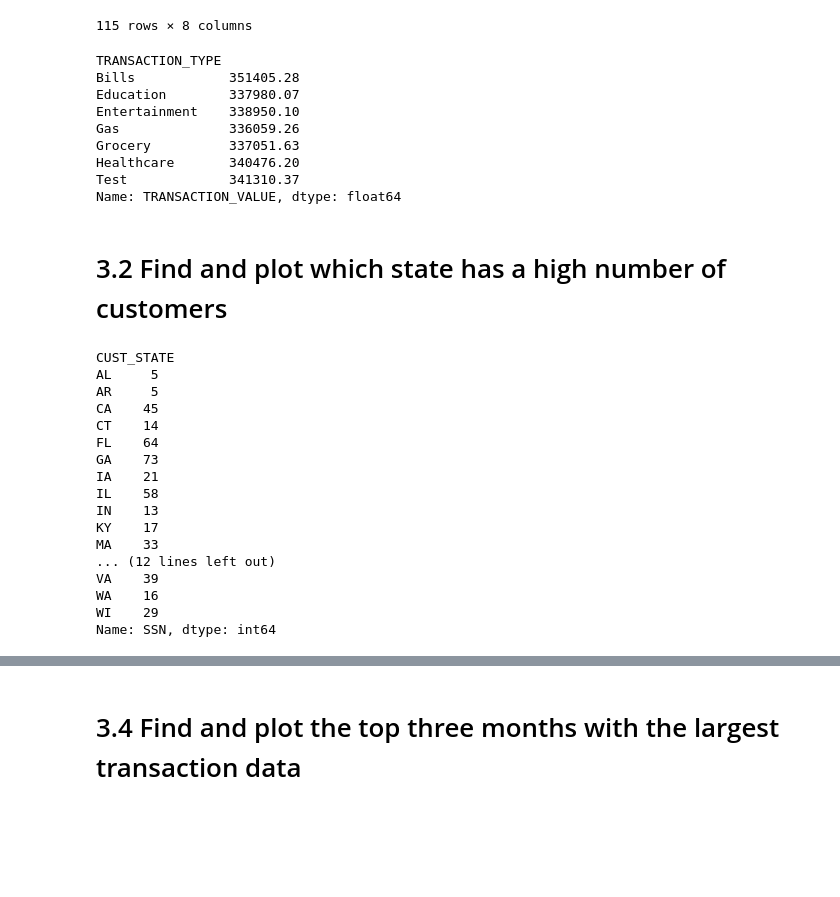
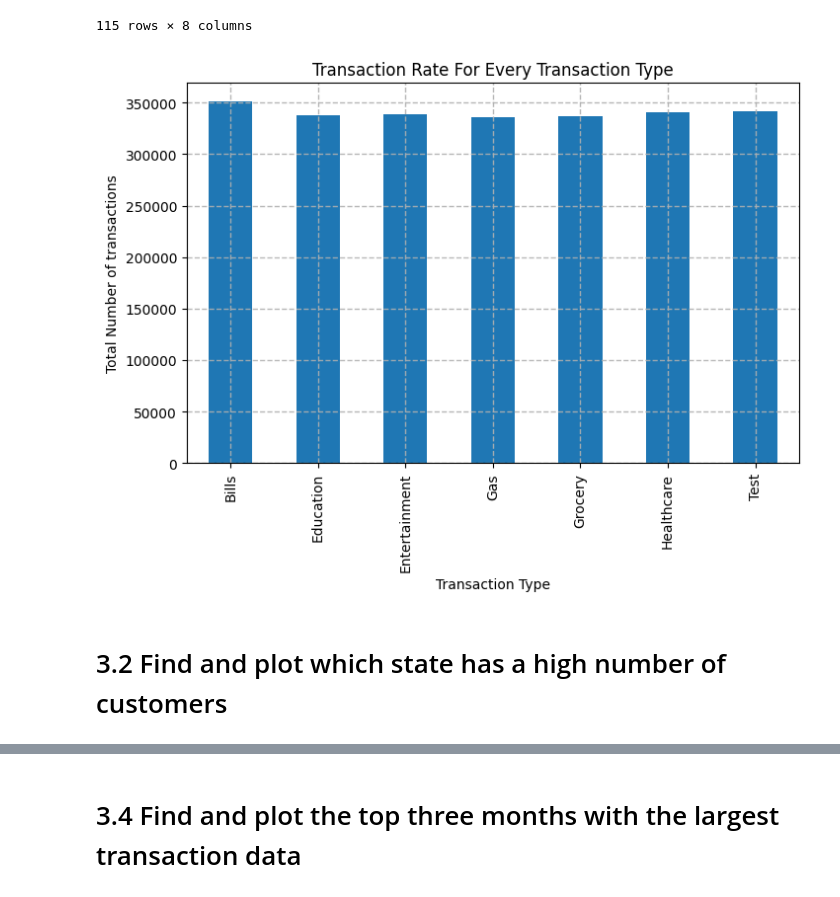
Before and after one commit to AbenezerTsige/Cap_Sone_Project, a Jupyter notebook: Credit_Card_System.ipynb, the cells around one changed output, grey strips where cells are left out. Saved outputs shown, nothing was run; the diff lists cells and outputs as text; code cells hidden in the pictures; blank space fills up the shorter version.

```diff
--- a/Credit_Card_System.ipynb
+++ b/Credit_Card_System.ipynb
@@ -67,3 +63,6 @@ df_customer = df_customer.select("CREDIT_CARD_NO","CUST_CITY","CUST_COUNTRY","CU
+# %%
+# In th credit card table convert DAY, MONTH, and YEAR into a TIMEID (YYYYMMDD)
+df_credit = df_credit.select("BRANCH_CODE","CREDIT_CARD_NO","CUST_SSN","TRANSACTION_ID","TRANSACTION_TYPE","TRANSACTION_VALUE",f.concat_ws(",",df_credit.YEAR,df_credit.MONTH,df_credit.DAY).alias("TIMEID"))
 # %% [markdown]
 # Req-1.2 Data loading into Database
 Once PySpark reads data from JSON files, and then utilizes Python, PySpark, and Python modules to load data into RDBMS(SQL), perform
@@ -287,54 +285,20 @@ df_branch_pd
 # %%
 # Bargraph
 # x = transaction type
 # y = transaction values
 
 df_transact = df_credit_pd[['TRANSACTION_TYPE','TRANSACTION_VALUE']]
 df_transact = df_transact.groupby(['TRANSACTION_TYPE'])['TRANSACTION_VALUE'].sum()
-'''
-df_transact.plot(kind='bar', figsize=(10, 6))
 
-plt.xlabel('Transaction Type') # add to x-label to the plot
-plt.ylabel('Number of transactions') # add y-label to the plot
-plt.title('Transaction Rate For Every Transaction Type') # add title to the plot
+df_transact.plot(kind='bar', figsize=(8, 5))
 
+plt.xlabel('Transaction Type')                              # add x-label to the plot
+plt.ylabel('Total Number of transactions')                  # add y-label to the plot
+plt.title('Transaction Rate For Every Transaction Type')    # add title to the plot
+plt.grid(which='major',linestyle = '--', linewidth = 1, alpha=0.9)
 plt.show()
-'''
-df_transact
 # %% [output]
-TRANSACTION_TYPE
-Bills            351405.28
-Education        337980.07
-Entertainment    338950.10
-Gas              336059.26
-Grocery          337051.63
-Healthcare       340476.20
-Test             341310.37
-Name: TRANSACTION_VALUE, dtype: float64
+[figure, added]
 # %% [markdown]
 
 # 3.2 Find and plot which state has a high number of customers
-# %%
-# x = all the states
-# y = number of customerws
-df_state = df_customer_pd[['CUST_STATE', 'SSN']]
-df_state = df_state.groupby(['CUST_STATE'])['SSN'].count()
-df_state
-# %% [output]
-CUST_STATE
-AL     5
-AR     5
-CA    45
-CT    14
-FL    64
-GA    73
-IA    21
-IL    58
-IN    13
-KY    17
-MA    33
-... (12 lines left out)
-VA    39
-WA    16
-WI    29
-Name: SSN, dtype: int64
```
Also changed, not shown: parts of 14 cells of this notebook.
